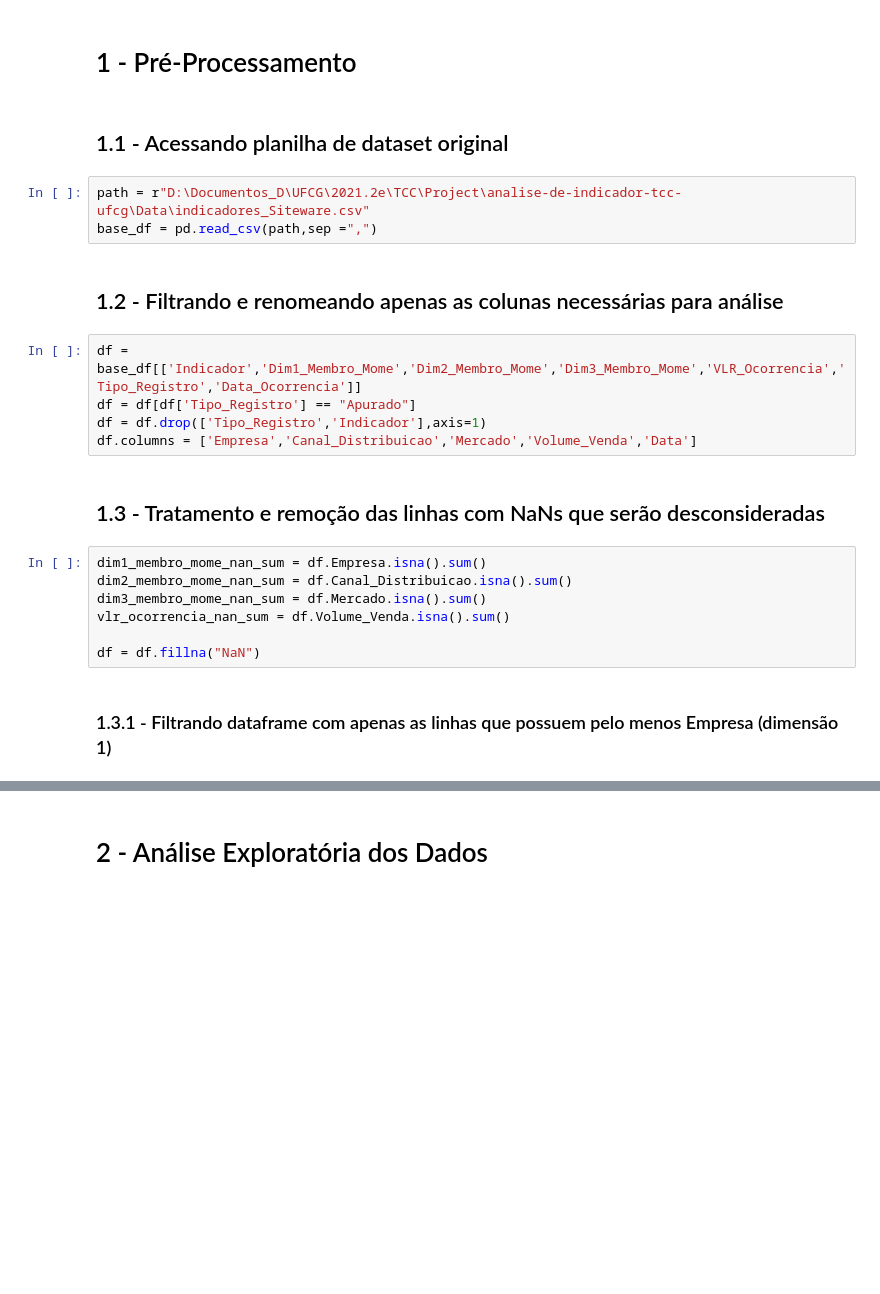
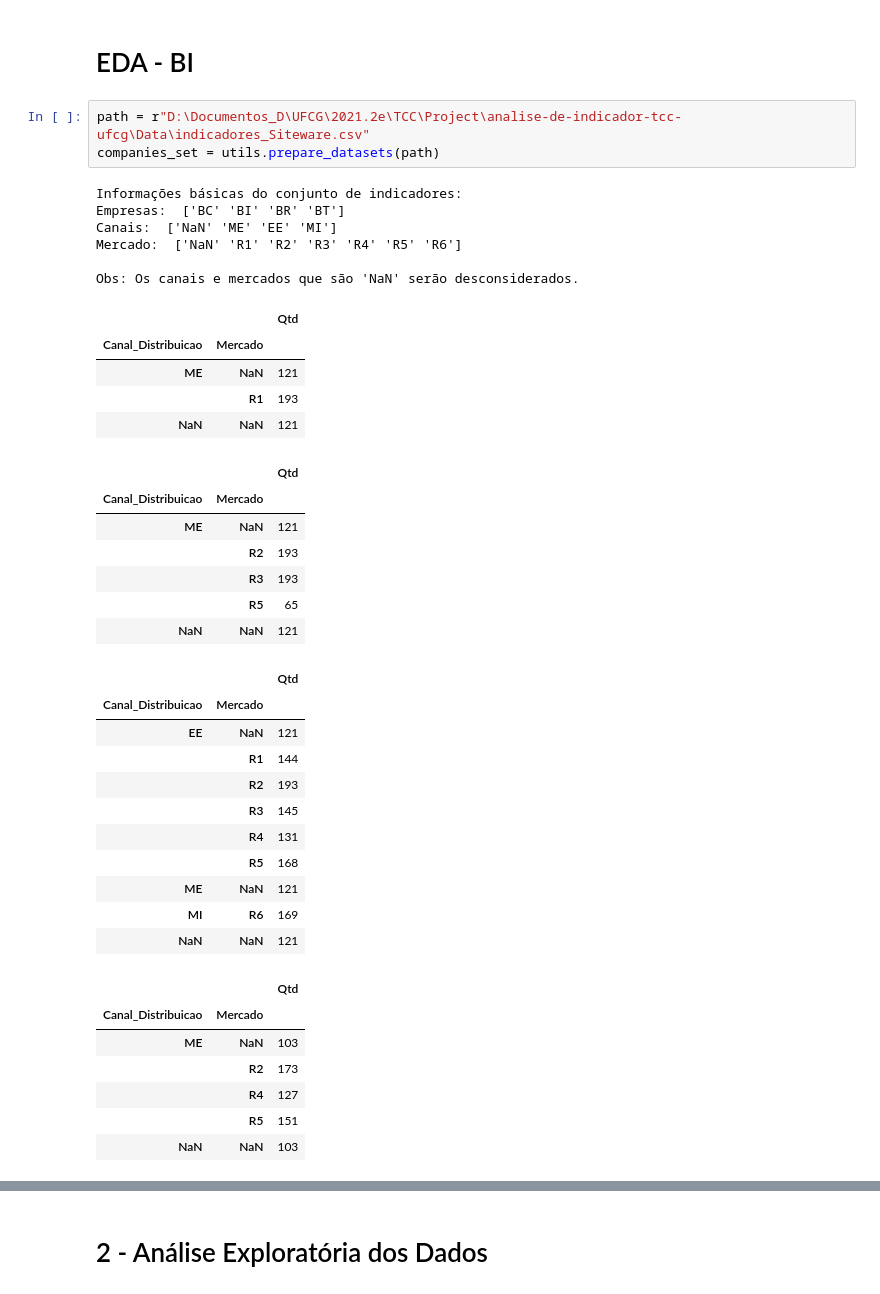
Before and after one commit to caiohrgm/analise_de_indicador_tcc_ufcg, a Jupyter notebook: Notebooks/EDA-BI.ipynb, the cells around one changed output, grey strips where cells are left out. Cells and saved outputs as stored; diff of their text form; blank space fills up the shorter version.

Commit message:
Subindo atualizando de novos notebooks e utils novamente

```diff
--- a/Notebooks/EDA-BI.ipynb
+++ b/Notebooks/EDA-BI.ipynb
@@ -9,28 +10,45 @@ from matplotlib.pyplot import figure
 global companies_set
 
 warnings.filterwarnings('ignore')
-# %% [markdown]
-# 1 - Pré-Processamento
-# %% [markdown]
-## 1.1 - Acessando planilha de dataset original
+# %% [markdown]
+# EDA - BI
 # %%
 path = r"D:\Documentos_D\UFCG\2021.2e\TCC\Project\analise-de-indicador-tcc-ufcg\Data\indicadores_Siteware.csv"
-base_df = pd.read_csv(path,sep =",")
+companies_set = utils.prepare_datasets(path)
+# %% [output]
+Informações básicas do conjunto de indicadores:
+Empresas:  ['BC' 'BI' 'BR' 'BT']
+Canais:  ['NaN' 'ME' 'EE' 'MI']
+Mercado:  ['NaN' 'R1' 'R2' 'R3' 'R4' 'R5' 'R6']
+
+Obs: Os canais e mercados que são 'NaN' serão desconsiderados.
+|  |  | Qtd |
+| Canal_Distribuicao | Mercado |  |
+| ME | NaN | 121 |
+|  | R1 | 193 |
+| NaN | NaN | 121 |
+|  |  | Qtd |
+| Canal_Distribuicao | Mercado |  |
+| ME | NaN | 121 |
+|  | R2 | 193 |
+|  | R3 | 193 |
+|  | R5 | 65 |
+| NaN | NaN | 121 |
+|  |  | Qtd |
+| Canal_Distribuicao | Mercado |  |
+| EE | NaN | 121 |
+|  | R1 | 144 |
+|  | R2 | 193 |
+|  | R3 | 145 |
+|  | R4 | 131 |
+|  | R5 | 168 |
+| ME | NaN | 121 |
+| MI | R6 | 169 |
+| NaN | NaN | 121 |
+|  |  | Qtd |
+| Canal_Distribuicao | Mercado |  |
+| ME | NaN | 103 |
+|  | R2 | 173 |
+|  | R4 | 127 |
+|  | R5 | 151 |
+| NaN | NaN | 103 |
-# %% [markdown]
-## 1.2 - Filtrando e renomeando apenas as colunas necessárias para análise
-# %%
-df = base_df[['Indicador','Dim1_Membro_Mome','Dim2_Membro_Mome','Dim3_Membro_Mome','VLR_Ocorrencia','Tipo_Registro','Data_Ocorrencia']]
-df = df[df['Tipo_Registro'] == "Apurado"]
-df = df.drop(['Tipo_Registro','Indicador'],axis=1)
-df.columns = ['Empresa','Canal_Distribuicao','Mercado','Volume_Venda','Data']
-# %% [markdown]
-## 1.3 - Tratamento e remoção das linhas com NaNs que serão desconsideradas
-# %%
-dim1_membro_mome_nan_sum = df.Empresa.isna().sum()
-dim2_membro_mome_nan_sum = df.Canal_Distribuicao.isna().sum()
-dim3_membro_mome_nan_sum = df.Mercado.isna().sum()
-vlr_ocorrencia_nan_sum = df.Volume_Venda.isna().sum()
-
-df = df.fillna("NaN")
-# %% [markdown]
-### 1.3.1 - Filtrando dataframe com apenas as linhas que possuem pelo menos Empresa (dimensão 1)
```
Also changed, not shown: parts of 10 cells of this notebook, 3 other files.
